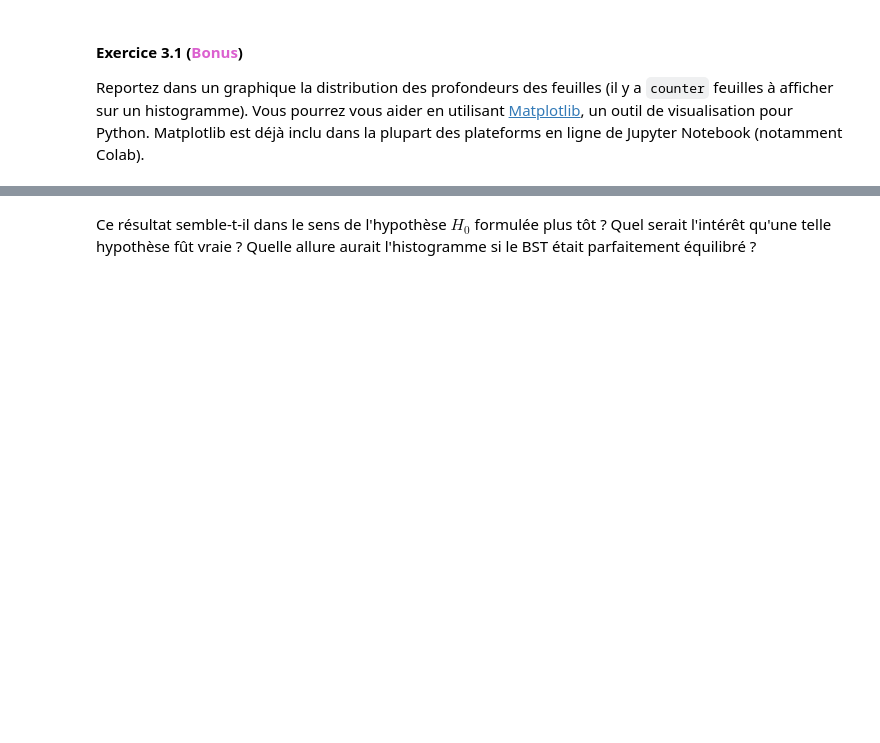
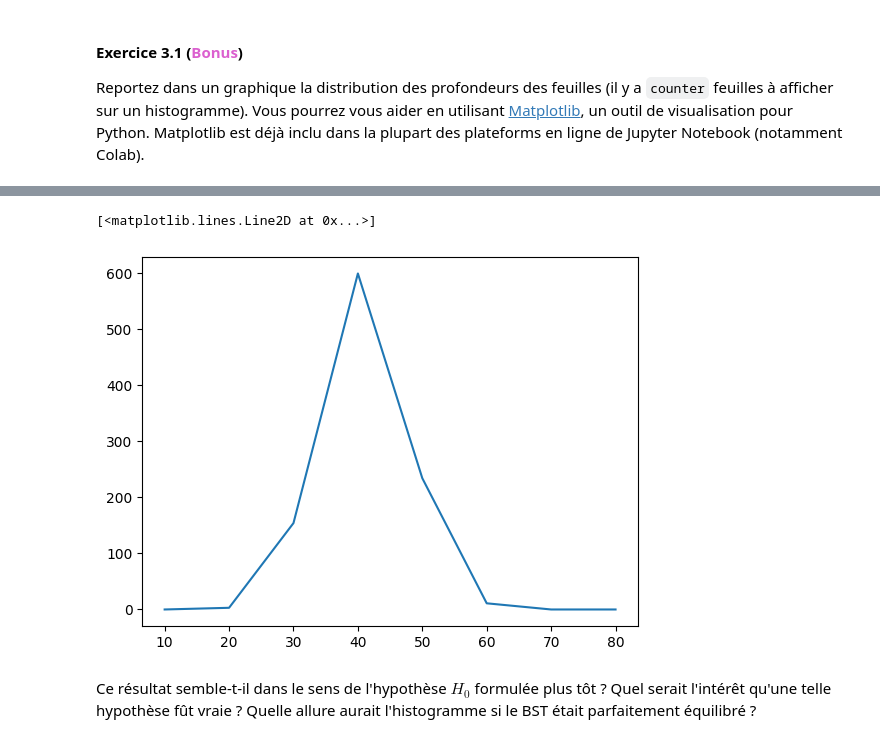
Before and after one commit to darmangerd/data-and-algorithms, a Jupyter notebook: 2024_Serie11_Etud_FR_Radomski_Darmanger.ipynb, the cells around one changed output, grey strips where cells are left out. Saved outputs shown, nothing was run; the diff lists cells and outputs as text; code cells hidden in the pictures; blank space fills up the shorter version.

```diff
--- a/2024_Serie11_Etud_FR_Radomski_Darmanger.ipynb
+++ b/2024_Serie11_Etud_FR_Radomski_Darmanger.ipynb
@@ -158,3 +287,9 @@ import matplotlib.pyplot as plt
+# %%
+hist_values, hist_bin_starts = np.histogram(leaf_depths, bins=np.arange(10, 100, 10))
+plt.plot(hist_bin_starts[:-1], hist_values)
+# %% [output]
+[<matplotlib.lines.Line2D at 0x...>]
+[figure, added]
 # %% [markdown]
 Ce résultat semble-t-il dans le sens de l'hypothèse $H_0$ formulée plus tôt ? Quel serait l'intérêt qu'une telle hypothèse fût vraie ? Quelle allure aurait l'histogramme si le BST était parfaitement équilibré ?
 # %% [markdown]
```
Also changed, not shown: parts of 15 cells of this notebook.
